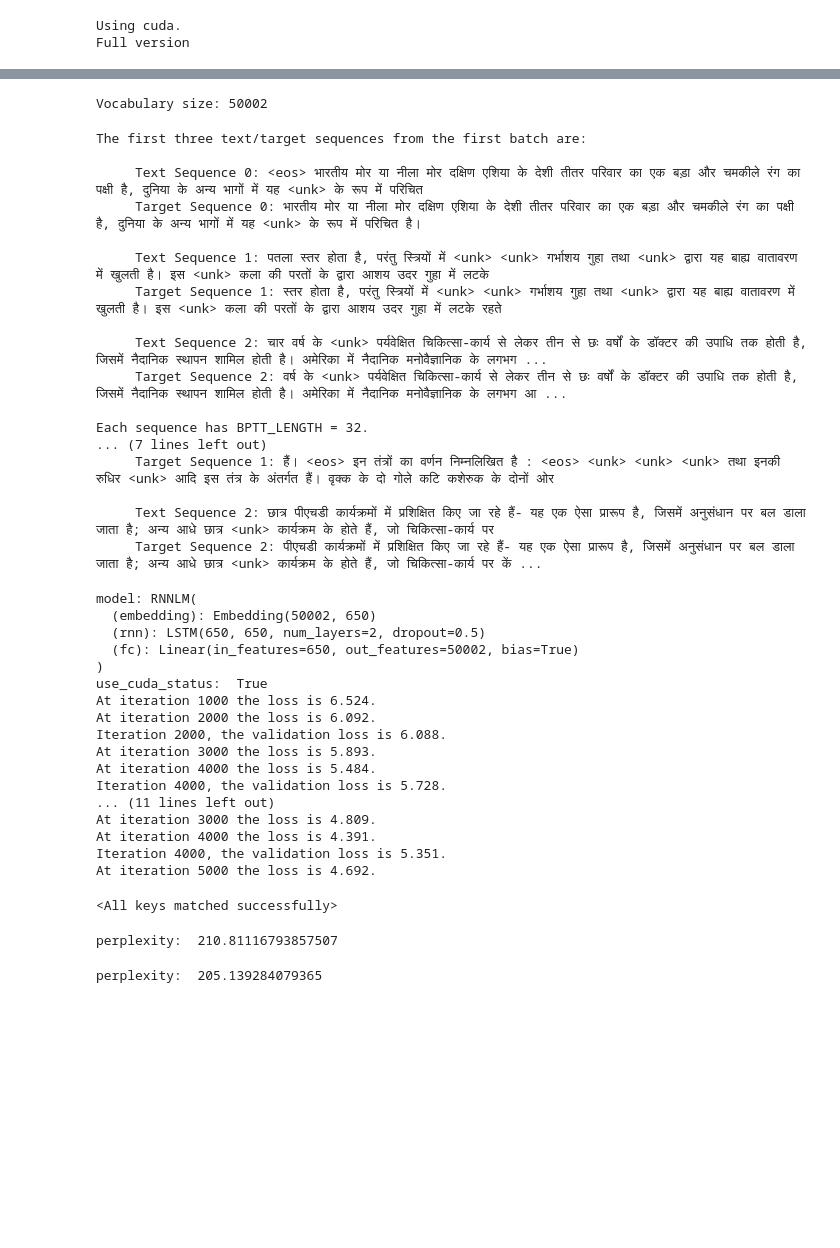
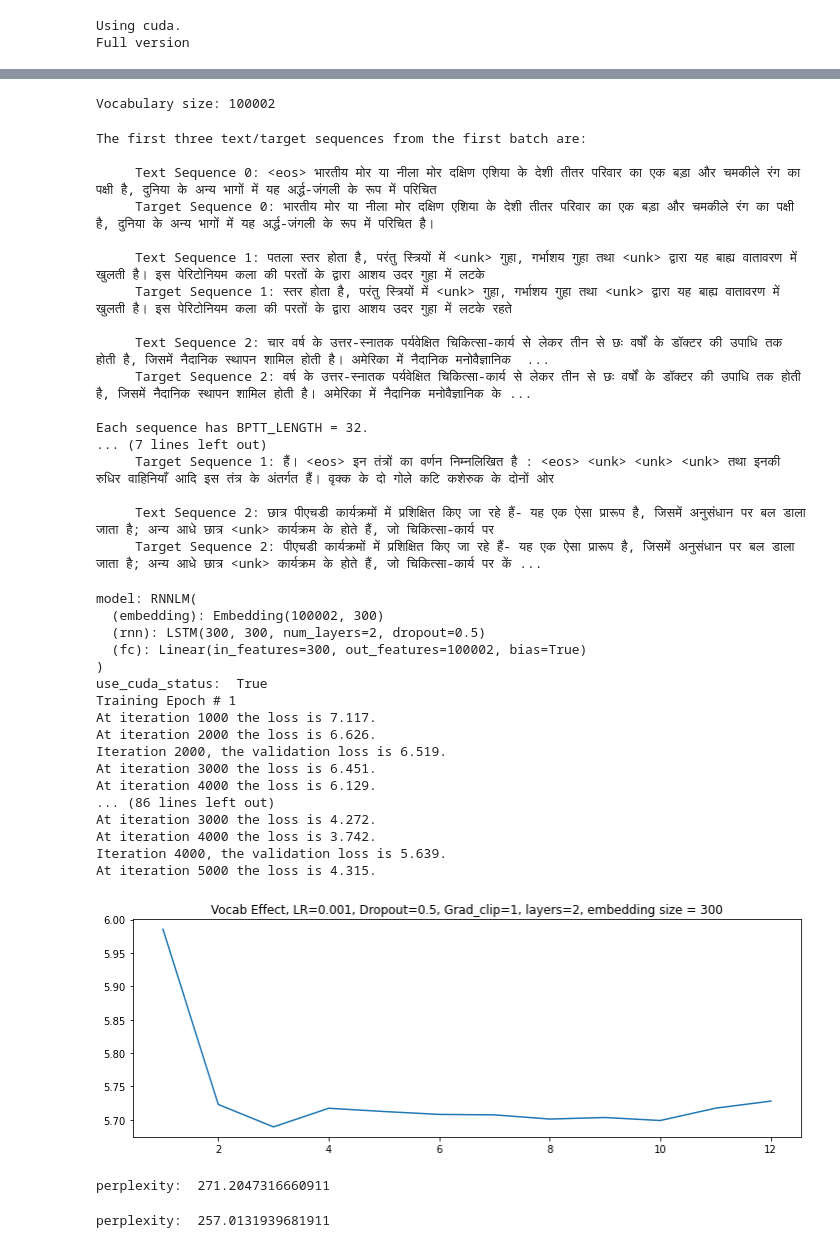
Before and after one commit to Tiru-Kaggundi/Adv_ML_project, a Jupyter notebook: RNN_based_sentence_generation.ipynb, the cells around one changed output, grey strips where cells are left out. Cells and saved outputs as stored; diff of their text form; code cells hidden in the pictures; blank space fills up the shorter version.

```diff
--- a/RNN_based_sentence_generation.ipynb
+++ b/RNN_based_sentence_generation.ipynb
@@ -67,8 +49,8 @@ if DEVELOPING:
 else:
     print('Full version')
     BATCH_SIZE = 32
-    EMBEDDING_SIZE = 650
-    MAX_VOCAB_SIZE = 50000
+    EMBEDDING_SIZE = 300
+    MAX_VOCAB_SIZE = 100000
     TRAIN_DATA_SET = "lm-train.txt"
     DEV_DATA_SET = "lm-dev.txt"
     TEST_DATA_SET = "lm-test.txt"
@@ -107,7 +91,7 @@ train_iter, val_iter, test_iter = torchtext.legacy.data.BPTTIterator.splits(
     (train, val, test), batch_size=BATCH_SIZE, device=DEVICE, bptt_len=BPTT_LENGTH,
     repeat=False)
 # %% [output]
-Vocabulary size: 50002
+Vocabulary size: 100002
 # %%
 it = iter(train_iter)
 batch=next(it)
@@ -132,18 +116,18 @@ for j in range(3):
 # %% [output]
 The first three text/target sequences from the first batch are:
 
-     Text Sequence 0: <eos> भारतीय मोर या नीला मोर दक्षिण एशिया के देशी तीतर परिवार का एक बड़ा और चमकीले रंग का पक्षी है, दुनिया के अन्य भागों में यह <unk> के रूप में परिचित
-     Target Sequence 0: भारतीय मोर या नीला मोर दक्षिण एशिया के देशी तीतर परिवार का एक बड़ा और चमकीले रंग का पक्षी है, दुनिया के अन्य भागों में यह <unk> के रूप में परिचित है।
+     Text Sequence 0: <eos> भारतीय मोर या नीला मोर दक्षिण एशिया के देशी तीतर परिवार का एक बड़ा और चमकीले रंग का पक्षी है, दुनिया के अन्य भागों में यह अर्द्ध-जंगली के रूप में परिचित
+     Target Sequence 0: भारतीय मोर या नीला मोर दक्षिण एशिया के देशी तीतर परिवार का एक बड़ा और चमकीले रंग का पक्षी है, दुनिया के अन्य भागों में यह अर्द्ध-जंगली के रूप में परिचित है।
 
-     Text Sequence 1: पतला स्तर होता है, परंतु स्त्रियों में <unk> <unk> गर्भाशय गुहा तथा <unk> द्वारा यह बाह्य वातावरण में खुलती है। इस <unk> कला की परतों के द्वारा आशय उदर गुहा में लटके
-     Target Sequence 1: स्तर होता है, परंतु स्त्रियों में <unk> <unk> गर्भाशय गुहा तथा <unk> द्वारा यह बाह्य वातावरण में खुलती है। इस <unk> कला की परतों के द्वारा आशय उदर गुहा में लटके रहते
+     Text Sequence 1: पतला स्तर होता है, परंतु स्त्रियों में <unk> गुहा, गर्भाशय गुहा तथा <unk> द्वारा यह बाह्य वातावरण में खुलती है। इस पेरिटोनियम कला की परतों के द्वारा आशय उदर गुहा में लटके
+     Target Sequence 1: स्तर होता है, परंतु स्त्रियों में <unk> गुहा, गर्भाशय गुहा तथा <unk> द्वारा यह बाह्य वातावरण में खुलती है। इस पेरिटोनियम कला की परतों के द्वारा आशय उदर गुहा में लटके रहते
 
-     Text Sequence 2: चार वर्ष के <unk> पर्यवेक्षित चिकित्सा-कार्य से लेकर तीन से छः वर्षों के डॉक्टर की उपाधि तक होती है, जिसमें नैदानिक स्थापन शामिल होती है। अमेरिका में नैदानिक मनोवैज्ञानिक के लगभग ...
-     Target Sequence 2: वर्ष के <unk> पर्यवेक्षित चिकित्सा-कार्य से लेकर तीन से छः वर्षों के डॉक्टर की उपाधि तक होती है, जिसमें नैदानिक स्थापन शामिल होती है। अमेरिका में नैदानिक मनोवैज्ञानिक के लगभग आ ...
+     Text Sequence 2: चार वर्ष के उत्तर-स्नातक पर्यवेक्षित चिकित्सा-कार्य से लेकर तीन से छः वर्षों के डॉक्टर की उपाधि तक होती है, जिसमें नैदानिक स्थापन शामिल होती है। अमेरिका में नैदानिक मनोवैज्ञानिक  ...
+     Target Sequence 2: वर्ष के उत्तर-स्नातक पर्यवेक्षित चिकित्सा-कार्य से लेकर तीन से छः वर्षों के डॉक्टर की उपाधि तक होती है, जिसमें नैदानिक स्थापन शामिल होती है। अमेरिका में नैदानिक मनोवैज्ञानिक के ...
 
 Each sequence has BPTT_LENGTH = 32.
 ... (7 lines left out)
-     Target Sequence 1: हैं। <eos> इन तंत्रों का वर्णन निम्नलिखित है : <eos> <unk> <unk> <unk> तथा इनकी रुधिर <unk> आदि इस तंत्र के अंतर्गत हैं। वृक्क के दो गोले कटि कशेरुक के दोनों ओर
+     Target Sequence 1: हैं। <eos> इन तंत्रों का वर्णन निम्नलिखित है : <eos> <unk> <unk> <unk> तथा इनकी रुधिर वाहिनियाँ आदि इस तंत्र के अंतर्गत हैं। वृक्क के दो गोले कटि कशेरुक के दोनों ओर
 
      Text Sequence 2: छात्र पीएचडी कार्यक्रमों में प्रशिक्षित किए जा रहे हैं- यह एक ऐसा प्रारूप है, जिसमें अनुसंधान पर बल डाला जाता है; अन्य आधे छात्र <unk> कार्यक्रम के होते हैं, जो चिकित्सा-कार्य पर
      Target Sequence 2: पीएचडी कार्यक्रमों में प्रशिक्षित किए जा रहे हैं- यह एक ऐसा प्रारूप है, जिसमें अनुसंधान पर बल डाला जाता है; अन्य आधे छात्र <unk> कार्यक्रम के होते हैं, जो चिकित्सा-कार्य पर कें ...
@@ -261,9 +245,14 @@ def evaluate(model, data):
     model.train()
     return loss
 # %%
+import matplotlib.pyplot as plt
+%matplotlib inline
+plt.rcParams["figure.figsize"] = (12, 4)
 GRAD_CLIP = 1.
-NUM_EPOCHS = 3
+NUM_EPOCHS = 12
 CUDA_LAUNCH_BLOCKING = "1"
+NUM_LAYERS = 2
+DROPOUT = 0.5
 
 def repackage_hidden(h):
     """Wraps hidden states in new Tensors, to detach them from their history."""
@@ -300,7 +289,7 @@ def repackage_hidden(h):
 '''
 
 
-model = RNNLM("LSTM", VOCAB_SIZE, EMBEDDING_SIZE, EMBEDDING_SIZE, 2, dropout=0.5)
+model = RNNLM("LSTM", VOCAB_SIZE, EMBEDDING_SIZE, EMBEDDING_SIZE, NUM_LAYERS, DROPOUT)
 print("model:", model)
 print("use_cuda_status: ", USE_CUDA)
 if USE_CUDA:
@@ -310,10 +299,12 @@ loss_fn = nn.CrossEntropyLoss() ## Used instead of NLLLoss.
 learning_rate = 0.001
 optimizer = torch.optim.Adam(model.parameters(), lr=learning_rate)
 val_losses = []
-best_model = RNNLM("LSTM", VOCAB_SIZE, EMBEDDING_SIZE, EMBEDDING_SIZE, 2, dropout=0.5)
+epoch_val_loss=[]
+best_model = RNNLM("LSTM", VOCAB_SIZE, EMBEDDING_SIZE, EMBEDDING_SIZE, NUM_LAYERS, DROPOUT)
 
 
 for epoch in range(NUM_EPOCHS):
+    print("Training Epoch #", epoch+1)
     model.train()
     log_interval = 1000
     it = iter(train_iter)
@@ -321,48 +312,54 @@ for epoch in range(NUM_EPOCHS):
     hidden = None
 
     for i, batch in enumerate(it):
       model.zero_grad()
       text, target = batch.text, batch.target
       if USE_CUDA:
         text, target = text.cuda(), target.cuda()
       output_n, hidden_n = model(text, hidden)
       hidden = repackage_hidden(hidden_n)
       loss = loss_fn(output_n.view(-1, output_n.size(-1)), target.view(-1))
 
       loss.backward()
       optimizer.step()
       nn.utils.clip_grad_norm_(model.parameters(), max_norm=GRAD_CLIP, norm_type=2.0, error_if_nonfinite=False)
 
       if i % log_interval == 0 and i > 0:
         print(f'At iteration {i} the loss is {loss:.3f}.')
 
       if i % 2000 == 0 and i > 0:
         val_loss = evaluate(model, val_iter)
         print(f'Iteration {i}, the validation loss is {val_loss:.3f}.')
         val_losses.append(val_loss)
         if val_loss <= min(val_losses):
           torch.save(model.state_dict(), "gdrive/My Drive/AML_Project/best_model.pt")
 
+    epoch_loss = evaluate(model, val_iter)
+    epoch_val_loss.append(epoch_loss)
+
 best_model.load_state_dict(torch.load("gdrive/My Drive/AML_Project/best_model.pt"))
+plt.plot(range(1, NUM_EPOCHS+1), epoch_val_loss)
+plt.title("Vocab Effect, LR=0.001, Dropout=0.5, Grad_clip=1, layers=2, embedding size = 300")
+plt.savefig("Layer_effect.png")
 # %% [output]
 model: RNNLM(
-  (embedding): Embedding(50002, 650)
-  (rnn): LSTM(650, 650, num_layers=2, dropout=0.5)
-  (fc): Linear(in_features=650, out_features=50002, bias=True)
+  (embedding): Embedding(100002, 300)
+  (rnn): LSTM(300, 300, num_layers=2, dropout=0.5)
+  (fc): Linear(in_features=300, out_features=100002, bias=True)
 )
 use_cuda_status:  True
-At iteration 1000 the loss is 6.524.
-At iteration 2000 the loss is 6.092.
-Iteration 2000, the validation loss is 6.088.
-At iteration 3000 the loss is 5.893.
-At iteration 4000 the loss is 5.484.
-Iteration 4000, the validation loss is 5.728.
-... (11 lines left out)
-At iteration 3000 the loss is 4.809.
-At iteration 4000 the loss is 4.391.
-Iteration 4000, the validation loss is 5.351.
-At iteration 5000 the loss is 4.692.
+Training Epoch # 1
+At iteration 1000 the loss is 7.117.
+At iteration 2000 the loss is 6.626.
+Iteration 2000, the validation loss is 6.519.
+At iteration 3000 the loss is 6.451.
+At iteration 4000 the loss is 6.129.
+... (86 lines left out)
+At iteration 3000 the loss is 4.272.
+At iteration 4000 the loss is 3.742.
+Iteration 4000, the validation loss is 5.639.
+At iteration 5000 the loss is 4.315.
-<All keys matched successfully>
+[figure, added]
 # %%
 '''
 Evaluate the loss of best_model on the validation set and compute its perplexity.
@@ -372,7 +369,7 @@ if USE_CUDA:
 val_loss = evaluate(best_model, val_iter)
 print("perplexity: ", np.exp(val_loss))
 # %% [output]
-perplexity:  210.81116793857507
+perplexity:  271.2047316660911
 # %%
 '''
 Evaluate the loss of best_model on the test set and compute its perplexity.
@@ -380,7 +377,7 @@ Evaluate the loss of best_model on the test set and compute its perplexity.
 test_loss = evaluate(best_model, test_iter)
 print("perplexity: ", np.exp(test_loss))
 # %% [output]
-perplexity:  205.139284079365
+perplexity:  257.0131939681911
 # %%
 # Sentence generation in Hindi
 # Reference: https://www.analyticsvidhya.com/blog/2020/08/build-a-natural-language-generation-nlg-system-using-pytorch/
```
Also changed, not shown: parts of 9 cells of this notebook.
